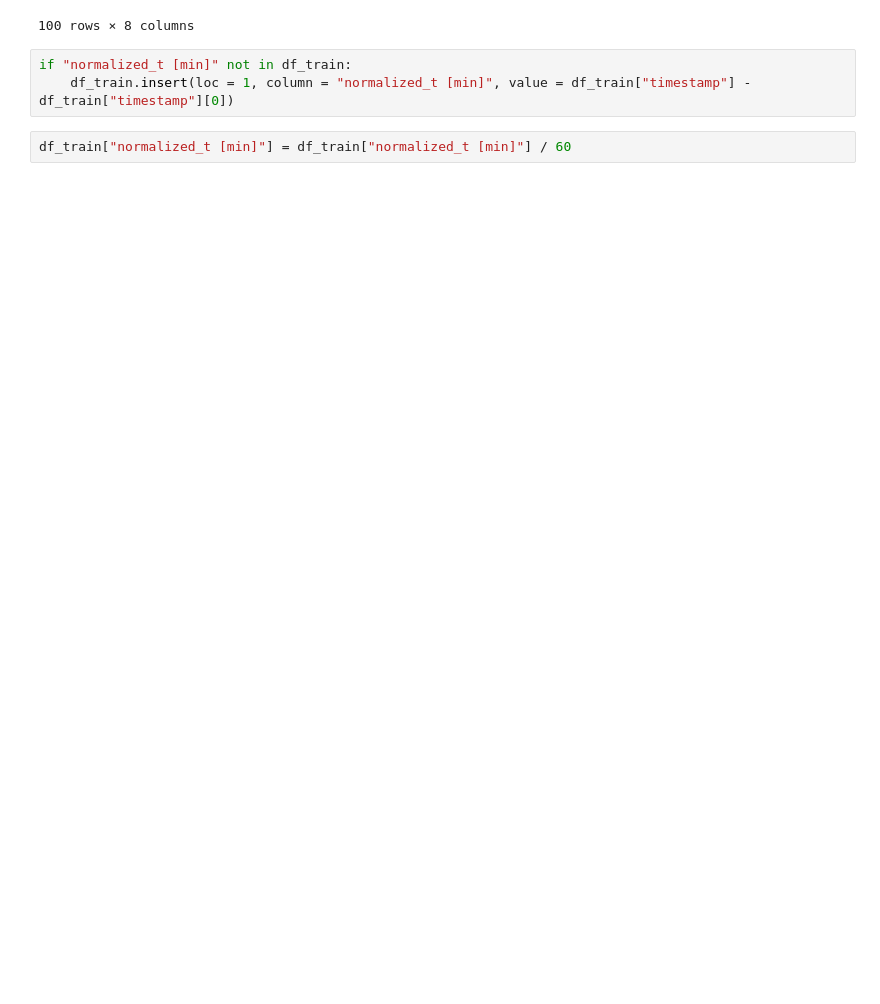
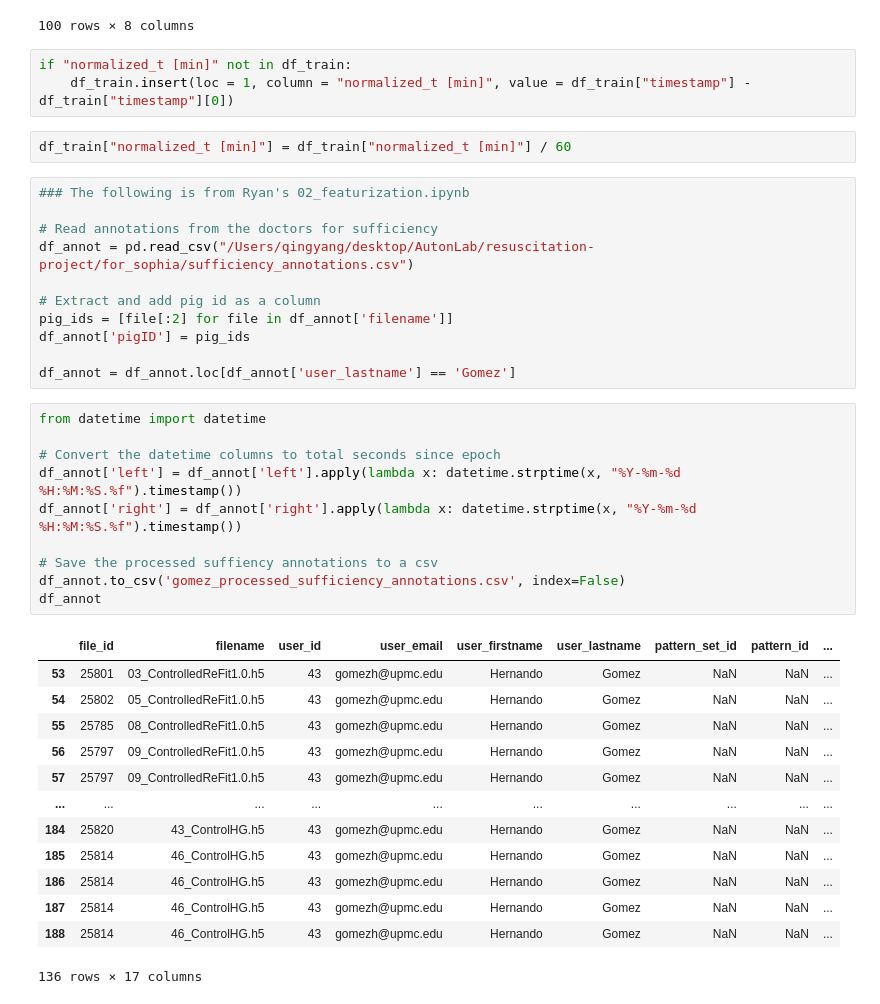
Before and after one commit to autonlab/auviewer, a Jupyter notebook: test_snorkel_stat.ipynb, the cells around one changed output. Cells and saved outputs as stored; diff of their text form; blank space fills up the shorter version.

```diff
--- a/test_snorkel_stat.ipynb
+++ b/test_snorkel_stat.ipynb
@@ -91,3 +93,38 @@ if "normalized_t [min]" not in df_train:
     df_train.insert(loc = 1, column = "normalized_t [min]", value = df_train["timestamp"] - df_train["timestamp"][0])
 # %%
 df_train["normalized_t [min]"] = df_train["normalized_t [min]"] / 60
+# %%
+### The following is from Ryan's 02_featurization.ipynb
+
+# Read annotations from the doctors for sufficiency
+df_annot = pd.read_csv("/Users/qingyang/desktop/AutonLab/resuscitation-project/for_sophia/sufficiency_annotations.csv")
+
+# Extract and add pig id as a column
+pig_ids = [file[:2] for file in df_annot['filename']]
+df_annot['pigID'] = pig_ids
+
+df_annot = df_annot.loc[df_annot['user_lastname'] == 'Gomez']
+# %%
+from datetime import datetime
+
+# Convert the datetime columns to total seconds since epoch
+df_annot['left'] = df_annot['left'].apply(lambda x: datetime.strptime(x, "%Y-%m-%d %H:%M:%S.%f").timestamp())
+df_annot['right'] = df_annot['right'].apply(lambda x: datetime.strptime(x, "%Y-%m-%d %H:%M:%S.%f").timestamp())
+
+# Save the processed suffiency annotations to a csv
+df_annot.to_csv('gomez_processed_sufficiency_annotations.csv', index=False)
+df_annot
+# %% [output]
+|  | file_id | filename | user_id | user_email | user_firstname | user_lastname | pattern_set_id | pattern_id | ... |
+| 53 | 25801 | 03_ControlledReFit1.0.h5 | 43 | gomezh@upmc.edu | Hernando | Gomez | NaN | NaN | ... |
+| 54 | 25802 | 05_ControlledReFit1.0.h5 | 43 | gomezh@upmc.edu | Hernando | Gomez | NaN | NaN | ... |
+| 55 | 25785 | 08_ControlledReFit1.0.h5 | 43 | gomezh@upmc.edu | Hernando | Gomez | NaN | NaN | ... |
+| 56 | 25797 | 09_ControlledReFit1.0.h5 | 43 | gomezh@upmc.edu | Hernando | Gomez | NaN | NaN | ... |
+| 57 | 25797 | 09_ControlledReFit1.0.h5 | 43 | gomezh@upmc.edu | Hernando | Gomez | NaN | NaN | ... |
+| ... | ... | ... | ... | ... | ... | ... | ... | ... | ... |
+| 184 | 25820 | 43_ControlHG.h5 | 43 | gomezh@upmc.edu | Hernando | Gomez | NaN | NaN | ... |
+| 185 | 25814 | 46_ControlHG.h5 | 43 | gomezh@upmc.edu | Hernando | Gomez | NaN | NaN | ... |
+| 186 | 25814 | 46_ControlHG.h5 | 43 | gomezh@upmc.edu | Hernando | Gomez | NaN | NaN | ... |
+| 187 | 25814 | 46_ControlHG.h5 | 43 | gomezh@upmc.edu | Hernando | Gomez | NaN | NaN | ... |
+| 188 | 25814 | 46_ControlHG.h5 | 43 | gomezh@upmc.edu | Hernando | Gomez | NaN | NaN | ... |
+136 rows × 17 columns
```
Also changed, not shown: parts of 12 cells of this notebook, 5 other files.
